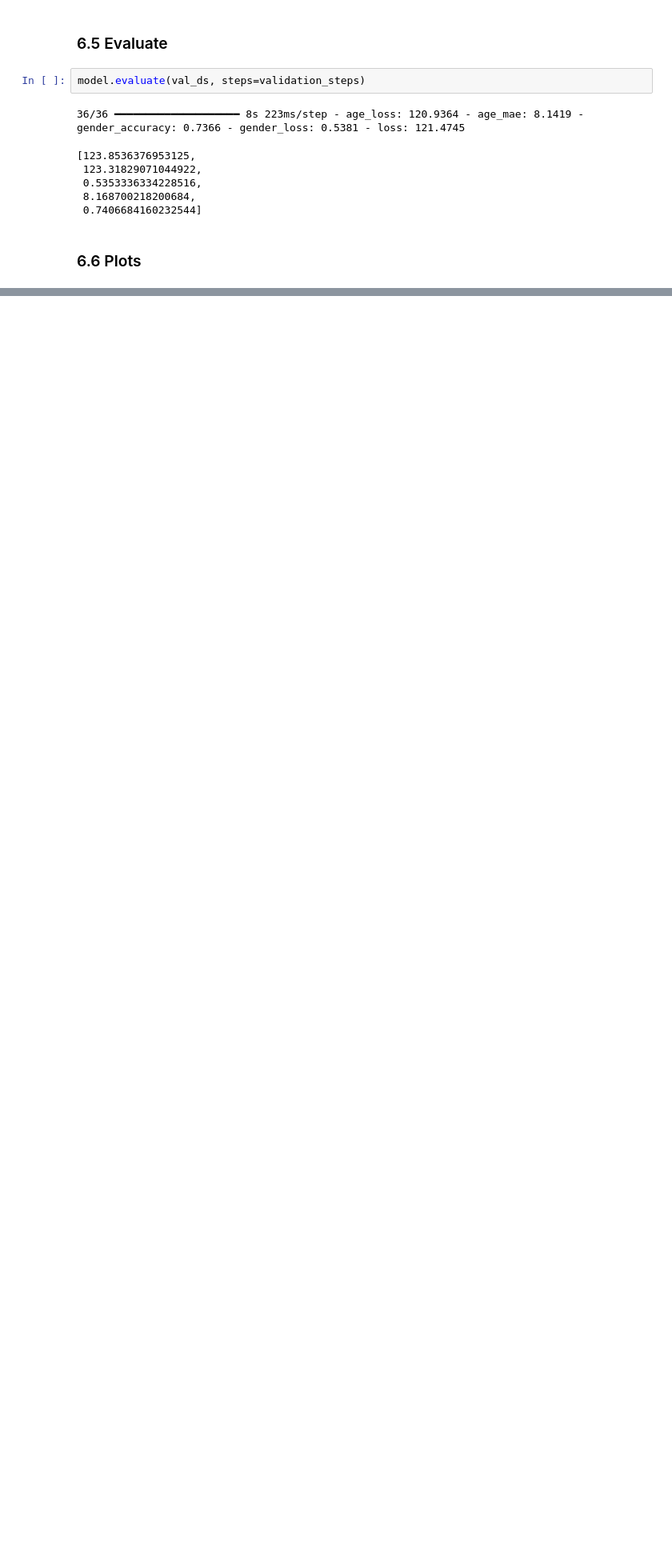
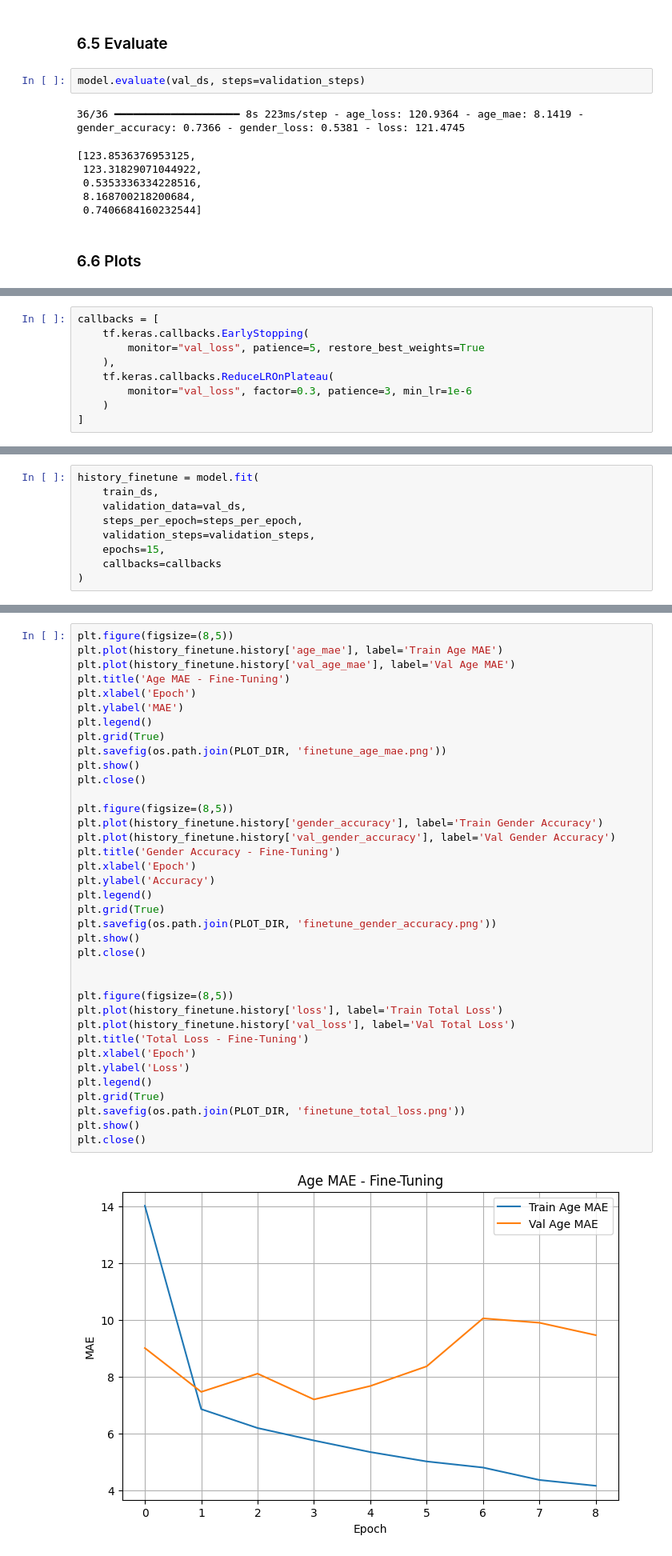
Before and after one commit to zubair-ui/Real-Time-Age-and-Gender-Detection, a Jupyter notebook: model.ipynb, the cells around one changed output, grey strips where cells are left out. Shown at 80% size. Saved outputs shown, nothing was run; the diff lists cells and outputs as text; blank space fills up the shorter version.

Commit message:
Fine-tuned Training Complete

```diff
--- a/model.ipynb
+++ b/model.ipynb
@@ -335,0 +362,9 @@ plt.close()
+# %%
+callbacks = [
+    tf.keras.callbacks.EarlyStopping(
+        monitor="val_loss", patience=5, restore_best_weights=True
+    ),
+    tf.keras.callbacks.ReduceLROnPlateau(
+        monitor="val_loss", factor=0.3, patience=3, min_lr=1e-6
+    )
+]
@@ -335,0 +373,9 @@ plt.close()
+# %%
+history_finetune = model.fit(
+    train_ds,
+    validation_data=val_ds,
+    steps_per_epoch=steps_per_epoch,
+    validation_steps=validation_steps,
+    epochs=15,
+    callbacks=callbacks
+)
@@ -335,0 +424,39 @@ plt.close()
+# %%
+plt.figure(figsize=(8,5))
+plt.plot(history_finetune.history['age_mae'], label='Train Age MAE')
+plt.plot(history_finetune.history['val_age_mae'], label='Val Age MAE')
+plt.title('Age MAE - Fine-Tuning')
+plt.xlabel('Epoch')
+plt.ylabel('MAE')
+plt.legend()
+plt.grid(True)
+plt.savefig(os.path.join(PLOT_DIR, 'finetune_age_mae.png'))
+plt.show()
+plt.close()
+
+plt.figure(figsize=(8,5))
+plt.plot(history_finetune.history['gender_accuracy'], label='Train Gender Accuracy')
+plt.plot(history_finetune.history['val_gender_accuracy'], label='Val Gender Accuracy')
+plt.title('Gender Accuracy - Fine-Tuning')
+plt.xlabel('Epoch')
+plt.ylabel('Accuracy')
+plt.legend()
+plt.grid(True)
+plt.savefig(os.path.join(PLOT_DIR, 'finetune_gender_accuracy.png'))
+plt.show()
+plt.close()
+
+
+plt.figure(figsize=(8,5))
+plt.plot(history_finetune.history['loss'], label='Train Total Loss')
+plt.plot(history_finetune.history['val_loss'], label='Val Total Loss')
+plt.title('Total Loss - Fine-Tuning')
+plt.xlabel('Epoch')
+plt.ylabel('Loss')
+plt.legend()
+plt.grid(True)
+plt.savefig(os.path.join(PLOT_DIR, 'finetune_total_loss.png'))
+plt.show()
+plt.close()
+# %% [output]
+[figure, added]
```
Also changed, not shown: parts of 16 cells of this notebook.
